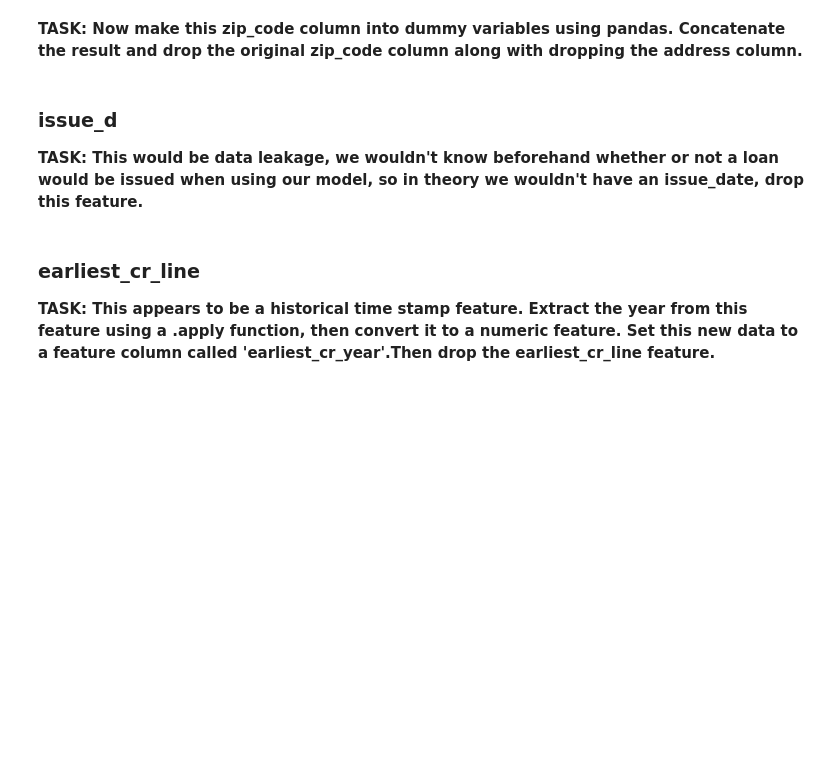
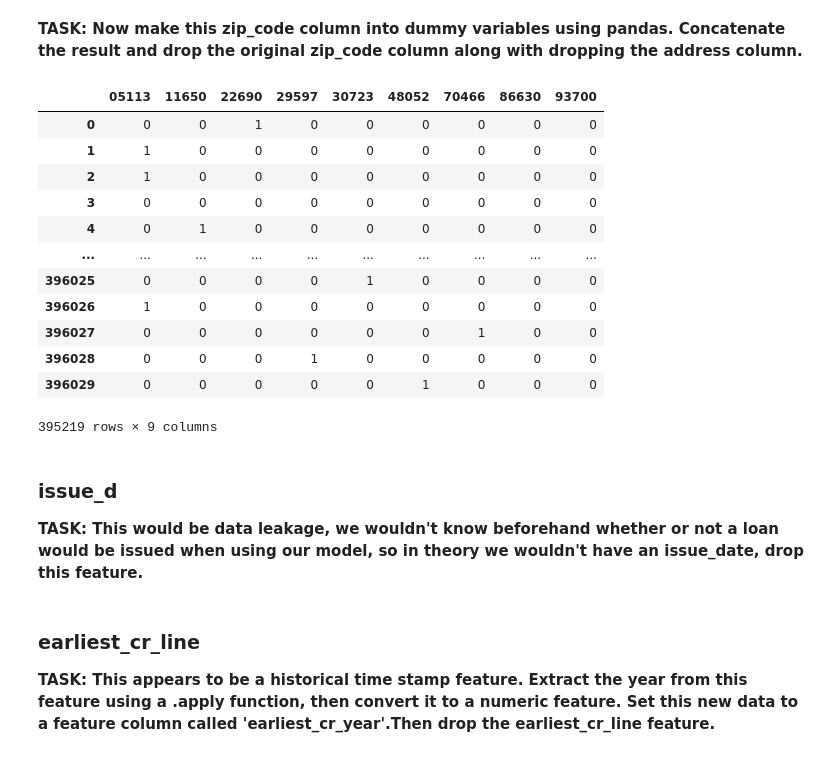
Before and after one commit to Tarawanti/tensorflow_practise, a Jupyter notebook: tensorflow_project_excercise_06122019.ipynb, the cells around one changed output. Saved outputs shown, nothing was run; the diff lists cells and outputs as text; code cells hidden in the pictures; blank space fills up the shorter version.

```diff
--- a/tensorflow_project_excercise_06122019.ipynb
+++ b/tensorflow_project_excercise_06122019.ipynb
@@ -731,0 +775,2 @@ Name: home_ownership, dtype: int64
+# %%
+df['home_ownership'] = df['home_ownership'].replace(['NONE', 'ANY'], 'OTHER')
@@ -731,0 +785,3 @@ Name: home_ownership, dtype: int64
+# %%
+dummies = pd.get_dummies(df['home_ownership'], drop_first=True)
+dummies
@@ -732,3 +802,5 @@ Name: home_ownership, dtype: int64
+# %%
+df = pd.concat([df.drop('home_ownership', axis=1), dummies], axis=1)
 # %% [markdown]
 ### address
 **TASK: Let's feature engineer a zip code column from the address in the data set. Create a column called 'zip_code' that extracts the zip code from the address column.**
@@ -736,0 +807,2 @@ Name: home_ownership, dtype: int64
+# %%
+df['zip_code'] = df['address'].apply(lambda address: address[-5:])
@@ -737,2 +823,19 @@ Name: home_ownership, dtype: int64
 # %% [markdown]
 **TASK: Now make this zip_code column into dummy variables using pandas. Concatenate the result and drop the original zip_code column along with dropping the address column.**
+# %%
+dummies = pd.get_dummies(df['zip_code'], drop_first=True)
+dummies
+# %% [output]
+|  | 05113 | 11650 | 22690 | 29597 | 30723 | 48052 | 70466 | 86630 | 93700 |
+| 0 | 0 | 0 | 1 | 0 | 0 | 0 | 0 | 0 | 0 |
+| 1 | 1 | 0 | 0 | 0 | 0 | 0 | 0 | 0 | 0 |
+| 2 | 1 | 0 | 0 | 0 | 0 | 0 | 0 | 0 | 0 |
+| 3 | 0 | 0 | 0 | 0 | 0 | 0 | 0 | 0 | 0 |
+| 4 | 0 | 1 | 0 | 0 | 0 | 0 | 0 | 0 | 0 |
+| ... | ... | ... | ... | ... | ... | ... | ... | ... | ... |
+| 396025 | 0 | 0 | 0 | 0 | 1 | 0 | 0 | 0 | 0 |
+| 396026 | 1 | 0 | 0 | 0 | 0 | 0 | 0 | 0 | 0 |
+| 396027 | 0 | 0 | 0 | 0 | 0 | 0 | 1 | 0 | 0 |
+| 396028 | 0 | 0 | 0 | 1 | 0 | 0 | 0 | 0 | 0 |
+| 396029 | 0 | 0 | 0 | 0 | 0 | 1 | 0 | 0 | 0 |
+395219 rows × 9 columns
```
Also changed, not shown: parts of 103 cells of this notebook, 1 other file.
